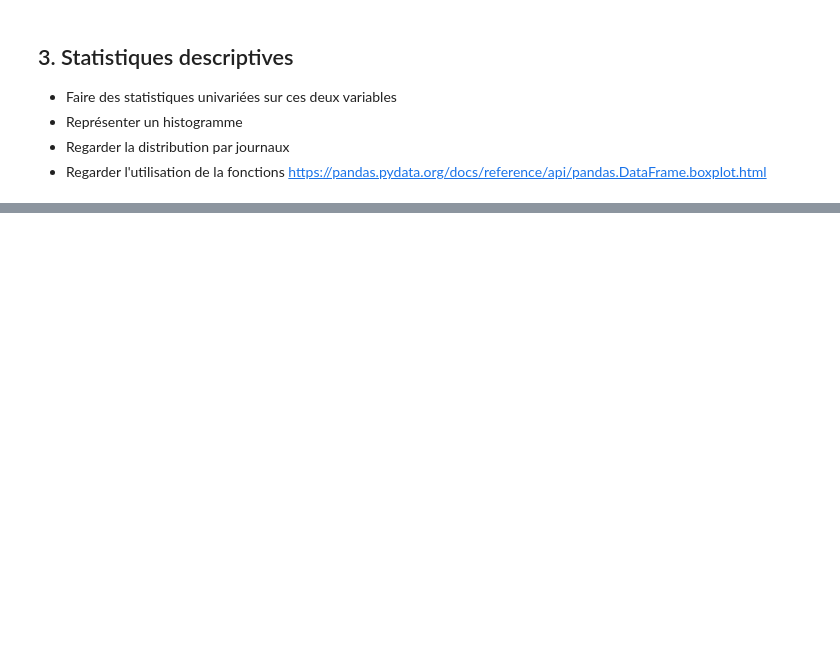
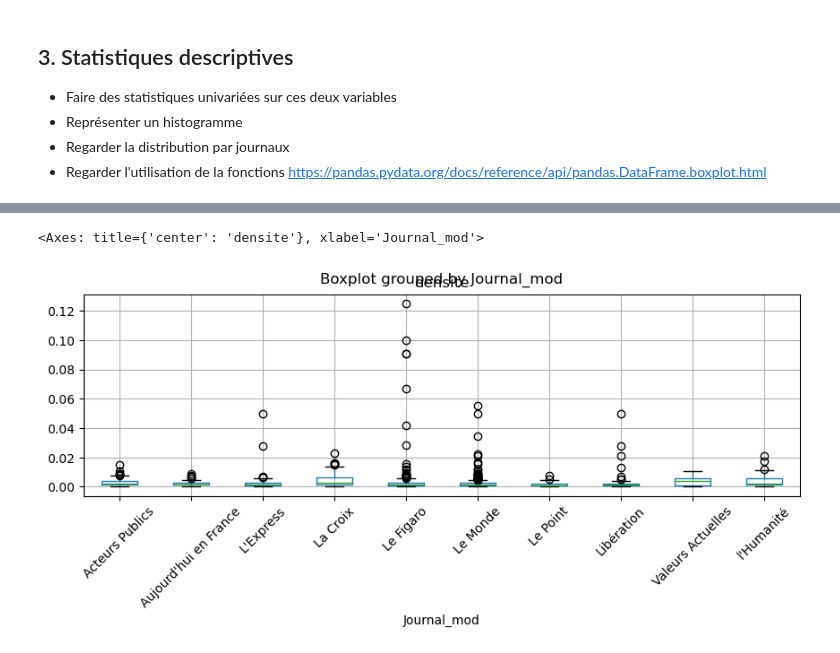
Before and after one commit to pyshs/PUD2024, a Jupyter notebook: M4 Découverte de Pandas/exercices/Exercices m4.ipynb, the cells around one changed output, grey strips where cells are left out. Saved outputs shown, nothing was run; the diff lists cells and outputs as text; code cells hidden in the pictures; blank space fills up the shorter version.

```diff
--- a/M4 Découverte de Pandas/exercices/Exercices m4.ipynb
+++ b/M4 Découverte de Pandas/exercices/Exercices m4.ipynb
@@ -44,0 +128,5 @@ Name: Journal_mod, dtype: int64
+# %%
+df.boxplot(column="densite", by="Journal_mod", figsize=(10,3), rot=45)
+# %% [output]
+<Axes: title={'center': 'densite'}, xlabel='Journal_mod'>
+[figure, added]
```
Also changed, not shown: parts of 16 cells of this notebook, 4 other files.
